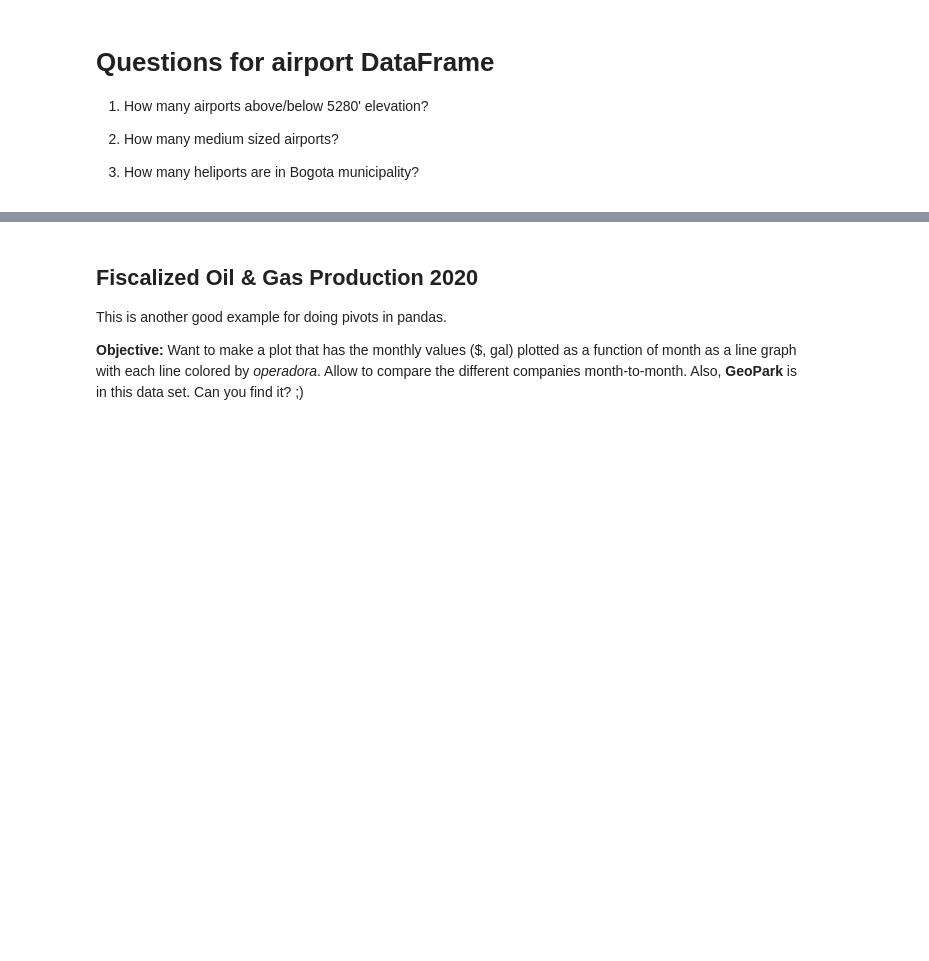
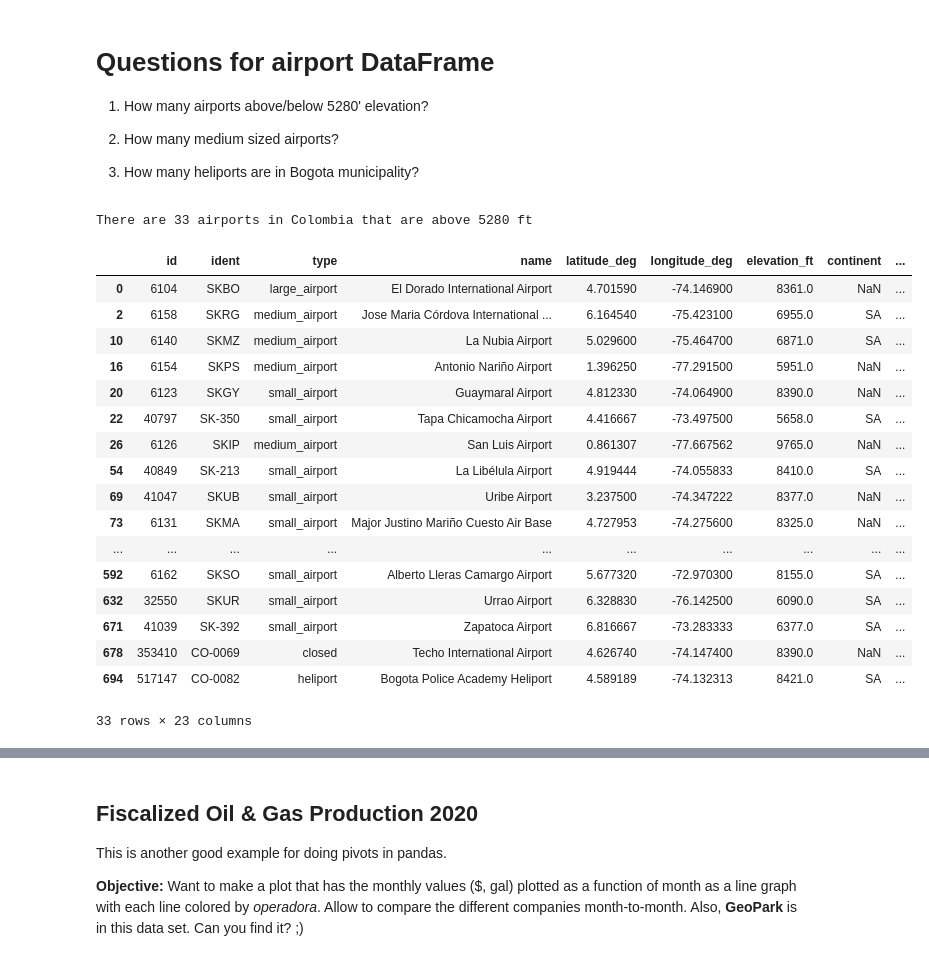
Before and after one commit to AGomezPrada/02-geopark-pandas-dataframes, a Jupyter notebook: notebooks/02-geopark-pandas-empty.ipynb, the cells around one changed output, grey strips where cells are left out. Cells and saved outputs as stored; diff of their text form; code cells hidden in the pictures; blank space fills up the shorter version.

```diff
--- a/notebooks/02-geopark-pandas-empty.ipynb
+++ b/notebooks/02-geopark-pandas-empty.ipynb
@@ -158,5 +158,30 @@ pd.crosstab(col_airports_df.type,col_airports_df.municipality)
 3. How many heliports are in Bogota municipality?
 # %%
 # How many airports above 5280' (1 mile = elevation of Denver, Colorado)?
+high_aero = col_airports_df[col_airports_df["elevation_ft"] > 5280]
+
+print('There are', len(high_aero), 'airports in Colombia that are above 5280 ft')
+
+high_aero
+# %% [output]
+There are 33 airports in Colombia that are above 5280 ft
+|  | id | ident | type | name | latitude_deg | longitude_deg | elevation_ft | continent | ... |
+| 0 | 6104 | SKBO | large_airport | El Dorado International Airport | 4.701590 | -74.146900 | 8361.0 | NaN | ... |
+| 2 | 6158 | SKRG | medium_airport | Jose Maria Córdova International ... | 6.164540 | -75.423100 | 6955.0 | SA | ... |
+| 10 | 6140 | SKMZ | medium_airport | La Nubia Airport | 5.029600 | -75.464700 | 6871.0 | SA | ... |
+| 16 | 6154 | SKPS | medium_airport | Antonio Nariño Airport | 1.396250 | -77.291500 | 5951.0 | NaN | ... |
+| 20 | 6123 | SKGY | small_airport | Guaymaral Airport | 4.812330 | -74.064900 | 8390.0 | NaN | ... |
+| 22 | 40797 | SK-350 | small_airport | Tapa Chicamocha Airport | 4.416667 | -73.497500 | 5658.0 | SA | ... |
+| 26 | 6126 | SKIP | medium_airport | San Luis Airport | 0.861307 | -77.667562 | 9765.0 | NaN | ... |
+| 54 | 40849 | SK-213 | small_airport | La Libélula Airport | 4.919444 | -74.055833 | 8410.0 | SA | ... |
+| 69 | 41047 | SKUB | small_airport | Uribe Airport | 3.237500 | -74.347222 | 8377.0 | NaN | ... |
+| 73 | 6131 | SKMA | small_airport | Major Justino Mariño Cuesto Air Base | 4.727953 | -74.275600 | 8325.0 | NaN | ... |
+| ... | ... | ... | ... | ... | ... | ... | ... | ... | ... |
+| 592 | 6162 | SKSO | small_airport | Alberto Lleras Camargo Airport | 5.677320 | -72.970300 | 8155.0 | SA | ... |
+| 632 | 32550 | SKUR | small_airport | Urrao Airport | 6.328830 | -76.142500 | 6090.0 | SA | ... |
+| 671 | 41039 | SK-392 | small_airport | Zapatoca Airport | 6.816667 | -73.283333 | 6377.0 | SA | ... |
+| 678 | 353410 | CO-0069 | closed | Techo International Airport | 4.626740 | -74.147400 | 8390.0 | NaN | ... |
+| 694 | 517147 | CO-0082 | heliport | Bogota Police Academy Heliport | 4.589189 | -74.132313 | 8421.0 | SA | ... |
+33 rows × 23 columns
 # %%
 # How many medium-sized airports?
```
Also changed, not shown: parts of 4 cells of this notebook.
